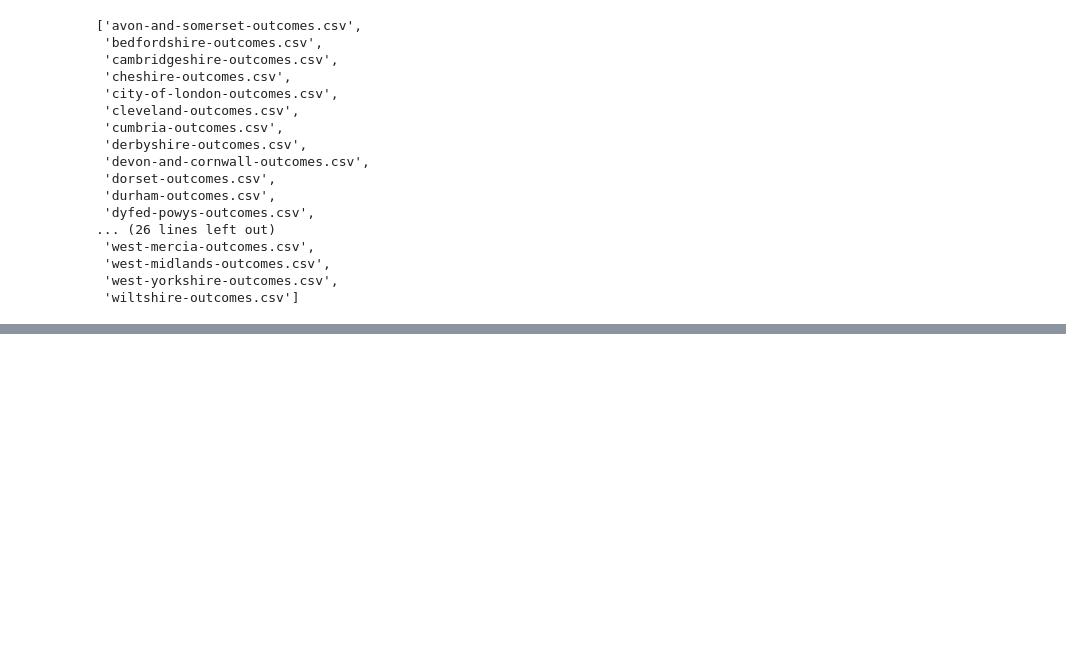
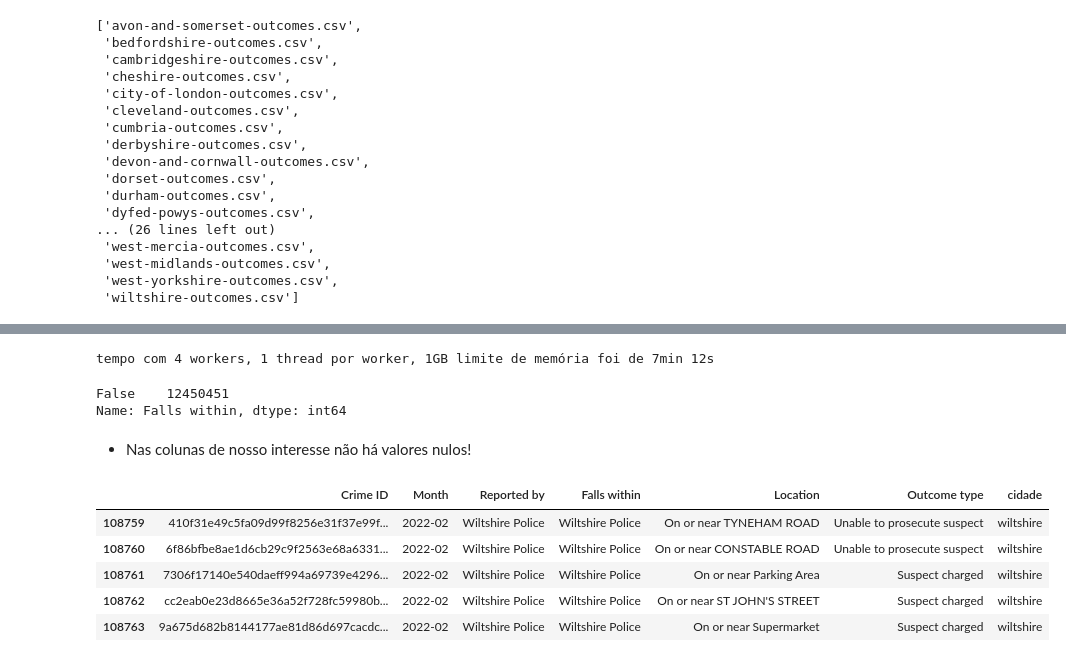
Before and after one commit to andreneustein/criminalida_uk, a Jupyter notebook: CompreensaoDaBase.ipynb, the cells around one changed output, grey strips where cells are left out. Cells and saved outputs as stored; diff of their text form; code cells hidden in the pictures; blank space fills up the shorter version.

```diff
--- a/CompreensaoDaBase.ipynb
+++ b/CompreensaoDaBase.ipynb
@@ -379,0 +494,22 @@ Wall time: 534 ms
+# %%
+print(f'tempo com {set_up1} foi de 7min 12s')
+# %% [output]
+tempo com 4 workers, 1 thread por worker, 1GB limite de memória foi de 7min 12s
+# %%
+null_Falls
+# %% [output]
+False    12450451
+Name: Falls within, dtype: int64
+# %% [markdown]
+* Nas colunas de nosso interesse não há valores nulos!
+# %%
+outcomes = outcomes.drop(['Longitude','Latitude','LSOA code', 'LSOA name'], axis=1)
+# %%
+outcomes.tail()
+# %% [output]
+|  | Crime ID | Month | Reported by | Falls within | Location | Outcome type | cidade |
+| 108759 | 410f31e49c5fa09d99f8256e31f37e99f... | 2022-02 | Wiltshire Police | Wiltshire Police | On or near TYNEHAM ROAD | Unable to prosecute suspect | wiltshire |
+| 108760 | 6f86bfbe8ae1d6cb29c9f2563e68a6331... | 2022-02 | Wiltshire Police | Wiltshire Police | On or near CONSTABLE ROAD | Unable to prosecute suspect | wiltshire |
+| 108761 | 7306f17140e540daeff994a69739e4296... | 2022-02 | Wiltshire Police | Wiltshire Police | On or near Parking Area | Suspect charged | wiltshire |
+| 108762 | cc2eab0e23d8665e36a52f728fc59980b... | 2022-02 | Wiltshire Police | Wiltshire Police | On or near ST JOHN'S STREET | Suspect charged | wiltshire |
+| 108763 | 9a675d682b8144177ae81d86d697cacdc... | 2022-02 | Wiltshire Police | Wiltshire Police | On or near Supermarket | Suspect charged | wiltshire |
```
Also changed, not shown: parts of 24 cells of this notebook.
